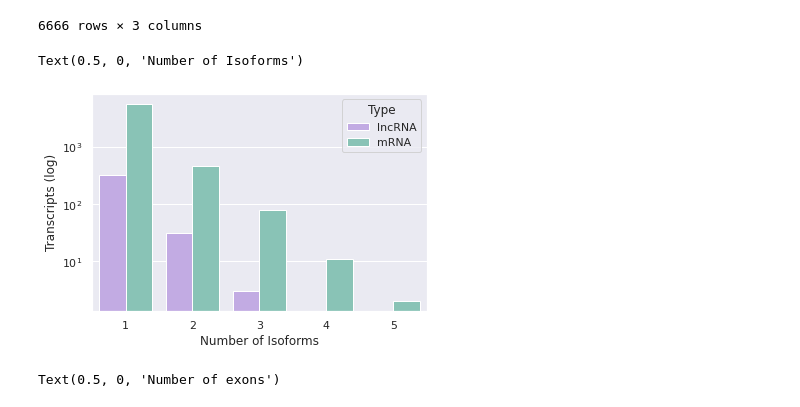
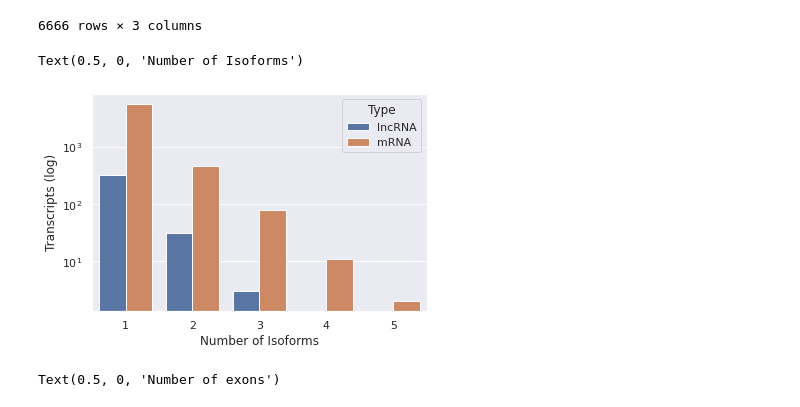
Before and after one commit to rogergsilva/structurally-identical-lncrnas, a Jupyter notebook: paper_v2.ipynb, the cells around one changed output. Cells and saved outputs as stored; diff of their text form; code cells hidden in the pictures.

```diff
--- a/paper_v2.ipynb
+++ b/paper_v2.ipynb
@@ -497,11 +442,7 @@ tmp = count_transcript(vals, 'i')
 df_3x_i = pd.DataFrame(tmp.items(), columns=cols)
 df_3x_i['Transcript'] = 'Intragenic'
 
-tmp = count_transcript(vals, '=')
-df_3x_m = pd.DataFrame(tmp.items(), columns=cols)
-df_3x_m['Transcript'] = 'mRNA'
-
-df3 = pd.concat([df_3x_u, df_3x_x, df_3x_i, df_3x_m], axis=0)
+df3 = pd.concat([df_3x_u, df_3x_x, df_3x_i], axis=0)
 df3['Sample'] = 'Probable'
 
 
@@ -520,11 +461,7 @@ tmp = count_transcript(vals, 'i')
 df_2x_i = pd.DataFrame(tmp.items(), columns=cols)
 df_2x_i['Transcript'] = 'Intragenic'
 
-tmp = count_transcript(vals, '=')
-df_2x_m = pd.DataFrame(tmp.items(), columns=cols)
-df_2x_m['Transcript'] = 'mRNA'
-
-df2 = pd.concat([df_2x_u, df_2x_x, df_2x_i, df_2x_m], axis=0)
+df2 = pd.concat([df_2x_u, df_2x_x, df_2x_i], axis=0)
 df2['Sample'] = 'Likely'
 
 
@@ -543,11 +480,7 @@ tmp = count_transcript(vals, 'i')
 df_1x_i = pd.DataFrame(tmp.items(), columns=cols)
 df_1x_i['Transcript'] = 'Intragenic'
 
-tmp = count_transcript(vals, '=')
-df_1x_m = pd.DataFrame(tmp.items(), columns=cols)
-df_1x_m['Transcript'] = 'mRNA'
-
-df1 = pd.concat([df_1x_u, df_1x_x, df_1x_i, df_1x_m], axis=0)
+df1 = pd.concat([df_1x_u, df_1x_x, df_1x_i], axis=0)
 df1['Sample'] = 'Unlikely'
 
 df = pd.concat([df3, df2, df1], axis=0)
@@ -1088,34 +1021,34 @@ df_iso
 # %%
 isoforms = []
 tmp = get_validated()['=']
 for k,v in tmp.items():
     isoforms.append([k[0], k[1], 'mRNA'])
 
 tmp = get_validated()['u']
 for k,v in tmp.items():
     isoforms.append([k[0], k[1], 'lncRNA'])
 
 tmp = get_validated()['x']
 for k,v in tmp.items():
     isoforms.append([k[0], k[1], 'lncRNA'])
 
 tmp = get_validated()['i']
 for k,v in tmp.items():
     isoforms.append([k[0], k[1], 'lncRNA'])
 
 df_iso = pd.DataFrame(isoforms, columns=['Transcript','Locus', 'Type'])
 df_iso = df_iso.groupby(['Type','Locus']).size().reset_index()
 df_iso.columns = ['Type', 'Locus', 'Quantity']
 #df_iso[(df_iso.Quantity >= 1) & (df_iso.Type == 'mRNA')].sort_values('Quantity')
 df_iso
-ax = sns.countplot(data=df_iso, x='Quantity', hue='Type', dodge=True, palette=["#c0a1ed", "#7fcdbb"])
+ax = sns.countplot(data=df_iso, x='Quantity', hue='Type', dodge=True)
 #ax = sns.catplot(x="Type",y="Quantity", kind="bar", data=df_iso, height=5,aspect=1.5,errorbar=None, )
 ax.set(yscale="log")
 ax.set_ylabel('Transcripts (log)')
 ax.set_xlabel('Number of Isoforms')
 # %% [output]
 Text(0.5, 0, 'Number of Isoforms')
-[figure, old version]
+[figure, new version]
 # %%
 # CG-content over temperature
 import seaborn as sns
```
Also changed, not shown: parts of 18 cells of this notebook.
